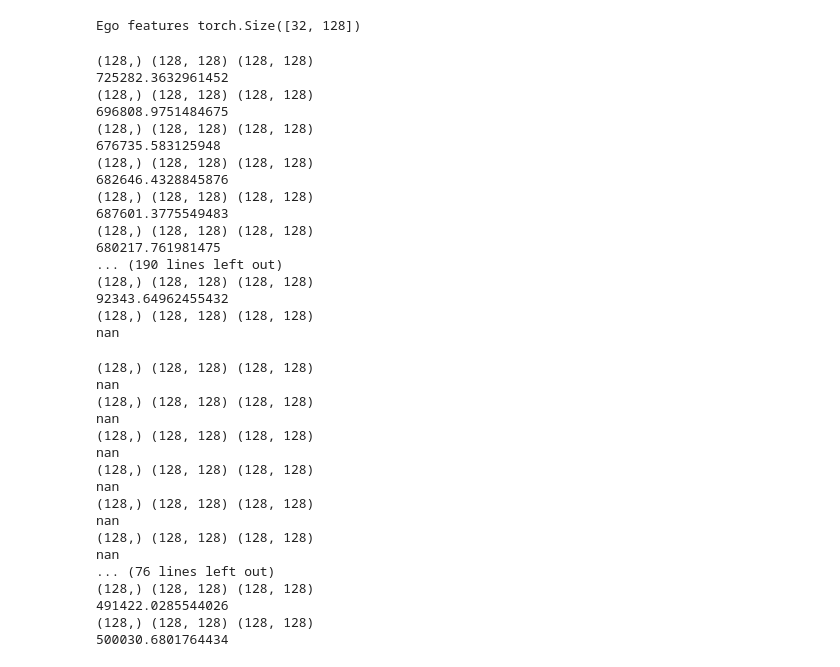
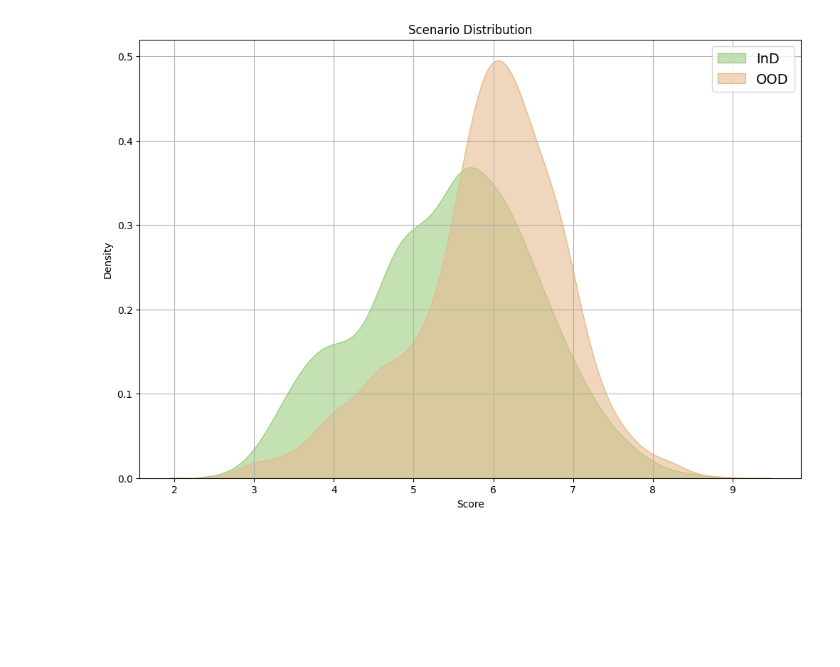
Before and after one commit to sgNicola/nuplan, a Jupyter notebook: analysis_encoder.ipynb, the cells around one changed output. Cells and saved outputs as stored; diff of their text form; code cells hidden in the pictures; blank space fills up the shorter version.

```diff
--- a/analysis_encoder.ipynb
+++ b/analysis_encoder.ipynb
@@ -115,0 +262,21 @@ from scipy.spatial import distance
+# %%
+def load_scenario_types(yaml_file):
+    with open(yaml_file, 'r') as file:
+        data = yaml.safe_load(file)
+    return set(data['scenario_types'])
+# %%
+CONFIG_PATH = 'inference/config'
+CONFIG_NAME = 'runner_report'
+hydra.core.global_hydra.GlobalHydra.instance().clear()
+hydra.initialize(config_path=CONFIG_PATH)
+cfg = hydra.compose(config_name=CONFIG_NAME,overrides=['split=test_all','planner=inferenceTF', 'job_name=open_loop_boxes'])
+processor = ReportProcessor(cfg)
+result_df = processor.read_metric_reports()
+InD_scenarios= load_scenario_types('InD.yaml')
+labeled_df = label_scenarios(result_df, InD_scenarios)
+distance_df = pd.read_csv('results.csv')
+merged_df = pd.merge(distance_df, labeled_df, on="scenario_name", how="inner")
+visualizer = DataVisualization(figsize=(12, 8), alpha=0.6, grid=True)
+visualizer.draw_distribution (merged_df, score='Mean Distance')
+# %% [output]
+[figure, added]
@@ -130,48 +359,0 @@ ego_features = get_ego_features(array_features)
-# %%
-print("Ego features", ego_feature.shape)
-# %% [output]
-Ego features torch.Size([32, 128])
-# %%
-dim=128
-for ego_feature in ego_features:
-    ego_feature_tensor = torch.tensor(ego_feature).squeeze()
-    if ego_feature_tensor.ndim == 1 and ego_feature_tensor.shape[0] == dim:
-        dist = analyzer.calculate_mahalanobis_distance(concatenated_features.numpy(), ego_feature_tensor.numpy())
-        print(dist)
-    else:
-        print(f"Skipping ego_feature with shape {ego_feature_tensor.shape}")
-# %% [output]
-(128,) (128, 128) (128, 128)
-725282.3632961452
-(128,) (128, 128) (128, 128)
-696808.9751484675
-(128,) (128, 128) (128, 128)
-676735.583125948
-(128,) (128, 128) (128, 128)
-682646.4328845876
-(128,) (128, 128) (128, 128)
-687601.3775549483
-(128,) (128, 128) (128, 128)
-680217.761981475
-... (190 lines left out)
-(128,) (128, 128) (128, 128)
-92343.64962455432
-(128,) (128, 128) (128, 128)
-nan
-(128,) (128, 128) (128, 128)
-nan
-(128,) (128, 128) (128, 128)
-nan
-(128,) (128, 128) (128, 128)
-nan
-(128,) (128, 128) (128, 128)
-nan
-(128,) (128, 128) (128, 128)
-nan
-(128,) (128, 128) (128, 128)
-nan
-... (76 lines left out)
-(128,) (128, 128) (128, 128)
-491422.0285544026
-(128,) (128, 128) (128, 128)
-500030.6801764434
```
Also changed, not shown: parts of 9 cells of this notebook, 34 other files.
